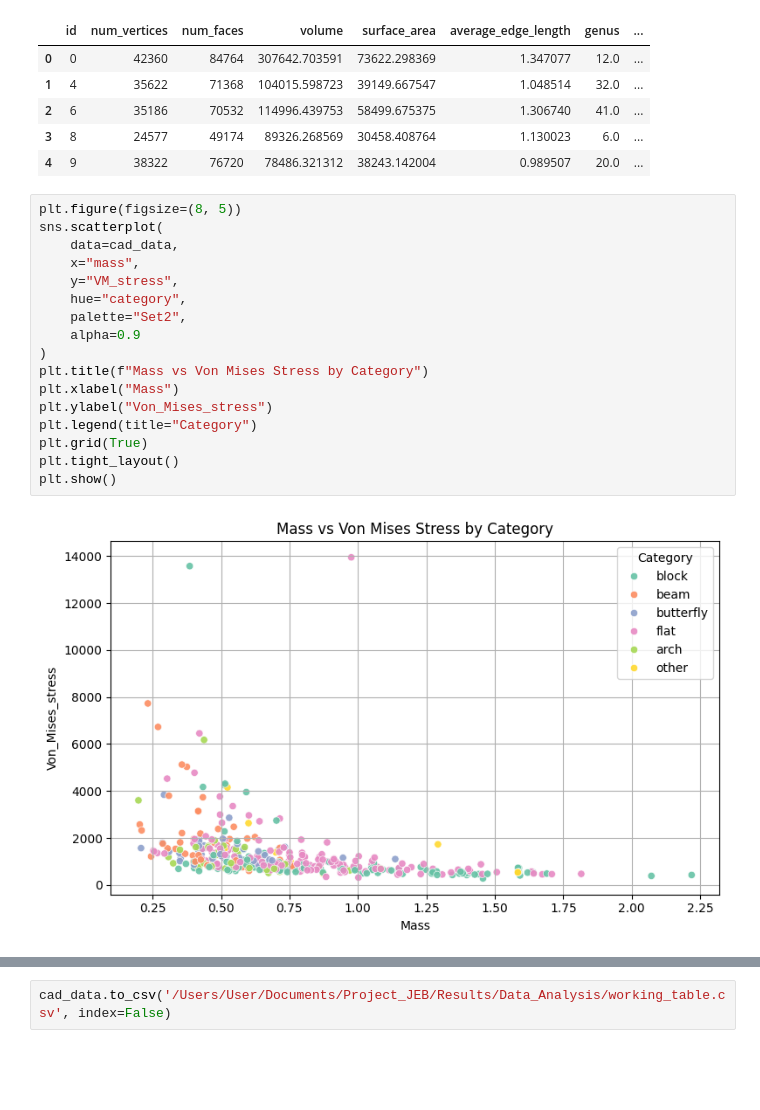
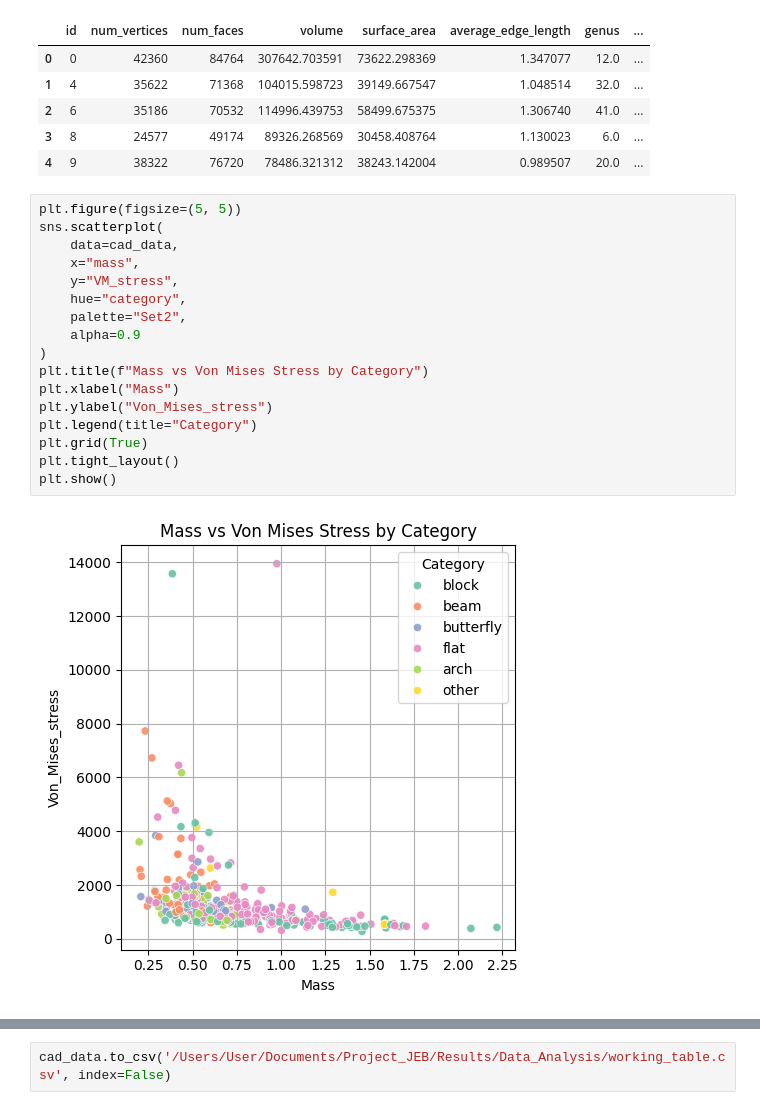
Before and after one commit to mishramlan/JEB-structural-simulation, a Jupyter notebook: Notebooks/Data_Analysis/data_analysis.ipynb, the cells around one changed output, grey strips where cells are left out. Saved outputs shown, nothing was run; the diff lists cells and outputs as text; blank space fills up the shorter version.

```diff
--- a/Notebooks/Data_Analysis/data_analysis.ipynb
+++ b/Notebooks/Data_Analysis/data_analysis.ipynb
@@ -273,22 +273,22 @@ cad_data.head(5)
 | 3 | 8 | 24577 | 49174 | 89326.268569 | 30458.408764 | 1.130023 | 6.0 | ... |
 | 4 | 9 | 38322 | 76720 | 78486.321312 | 38243.142004 | 0.989507 | 20.0 | ... |
 # %%
-plt.figure(figsize=(8, 5))
+plt.figure(figsize=(5, 5))
 sns.scatterplot(
     data=cad_data,
     x="mass",
     y="VM_stress",
     hue="category",
     palette="Set2",
     alpha=0.9
 )
 plt.title(f"Mass vs Von Mises Stress by Category")
 plt.xlabel("Mass")
 plt.ylabel("Von_Mises_stress")
 plt.legend(title="Category")
 plt.grid(True)
 plt.tight_layout()
 plt.show()
 # %% [output]
-[figure, old version]
+[figure, new version]
 # %%
```
Also changed, not shown: parts of 3 cells of this notebook, 3 other files.
